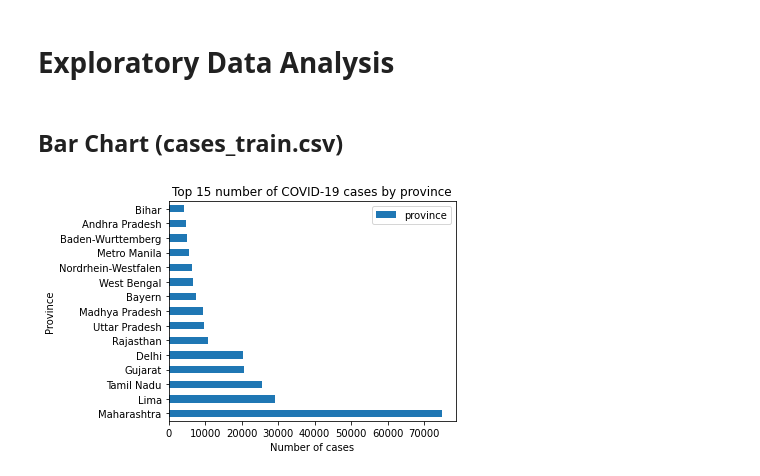
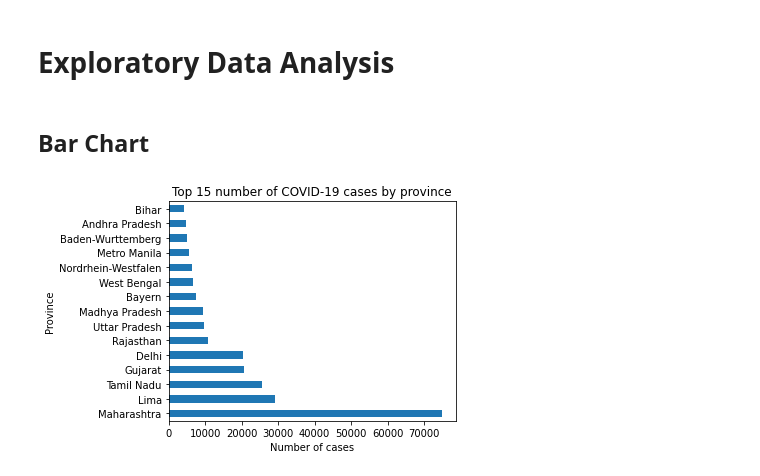
Before and after one commit to klam98/COVID-19-Data-Mining, a Jupyter notebook: src/eda.ipynb, the cells around one changed output. Drawn from its saved outputs; the diff is of its cells as text; code cells hidden in the pictures.

Commit message:
added more plots for cases_train.csv.

```diff
--- a/src/eda.ipynb
+++ b/src/eda.ipynb
@@ -9,20 +10,20 @@ import matplotlib.pyplot as plt
 df_ct = pd.read_csv('../data/cases_train.csv')
 df_l = pd.read_csv('../data/location.csv')
 # %% [markdown]
-## Bar Chart (cases_train.csv)
+## Bar Chart
 # %%
-# top 15 number of cases by province
-top_15_provinces = pd.DataFrame(df_ct['province'].value_counts().head(15))
+# top 15 number of COVID-19 cases by province
+top_15_provinces = df_ct['province'].value_counts().head(15)
 top_15_provinces.plot(
     title = 'Top 15 number of COVID-19 cases by province',
     kind = 'barh'
 )
 
 plt.xlabel('Number of cases')
 plt.ylabel('Province')
 plt.tight_layout()
 # call savefig before show otherwise it will be a corrupt image
 plt.savefig('../plots/cases_by_province.pdf')
 plt.show()
 # %% [output]
-[figure, old version]
+[figure, new version]
```
Also changed, not shown: parts of 4 cells of this notebook, 5 other files.
